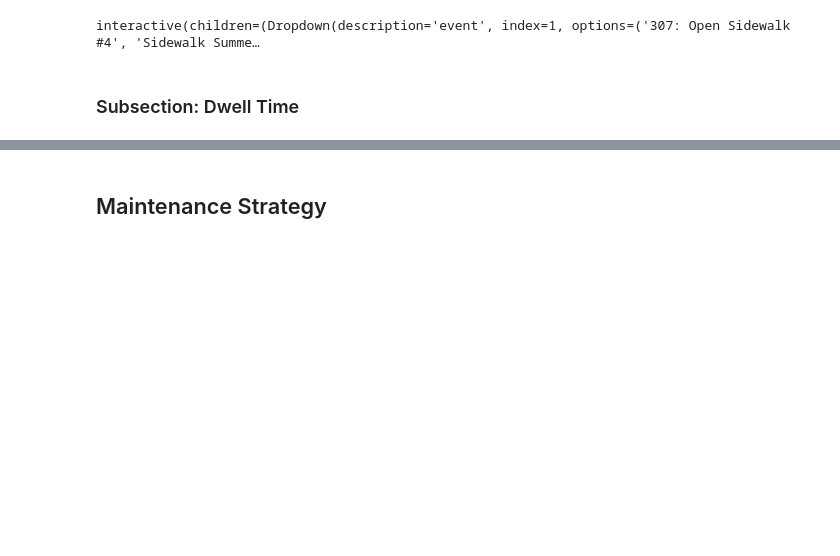
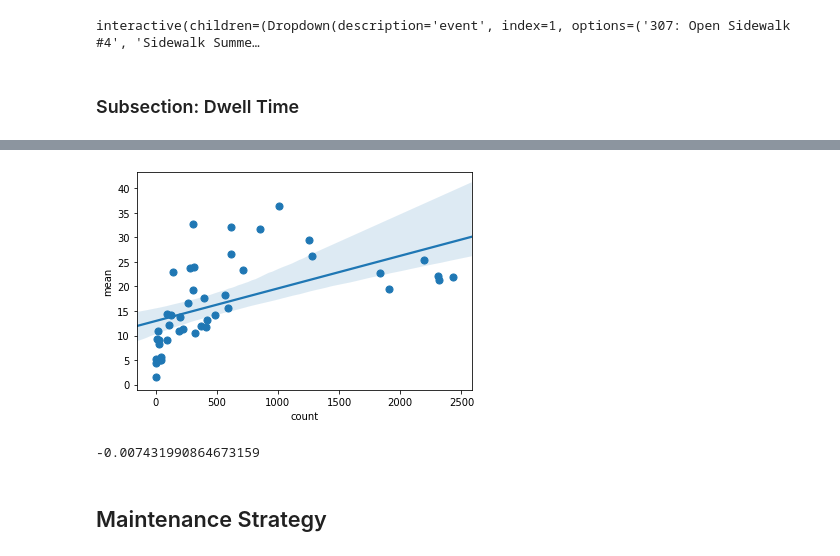
Before and after one commit to wangz585/Sidewalk-Lab-Data-Analysis, a Jupyter notebook: webpage.ipynb, the cells around one changed output, grey strips where cells are left out. Saved outputs shown, nothing was run; the diff lists cells and outputs as text; code cells hidden in the pictures; blank space fills up the shorter version.

```diff
--- a/webpage.ipynb
+++ b/webpage.ipynb
@@ -883,0 +973,5 @@ _ = interact(plot_dwell_time_event,
+# %%
+ax = sns.regplot(x="count", y="mean", data=feed_dwell_1h_df_event_streetscape,
+                 x_estimator=np.mean)
+# %% [output]
+[figure, added]
@@ -884,3 +981,9 @@ _ = interact(plot_dwell_time_event,
+# %%
+df_corr = feed_dwell_1h_df_normal_time[['count', 'mean']]
+pearson_r = df_corr.corr().iloc[0, 1]
+pearson_r
+# %% [output]
+-0.007431990864673159
 # %% [markdown]
 ## Maintenance Strategy
 # %%
```
Also changed, not shown: parts of 19 cells of this notebook.
